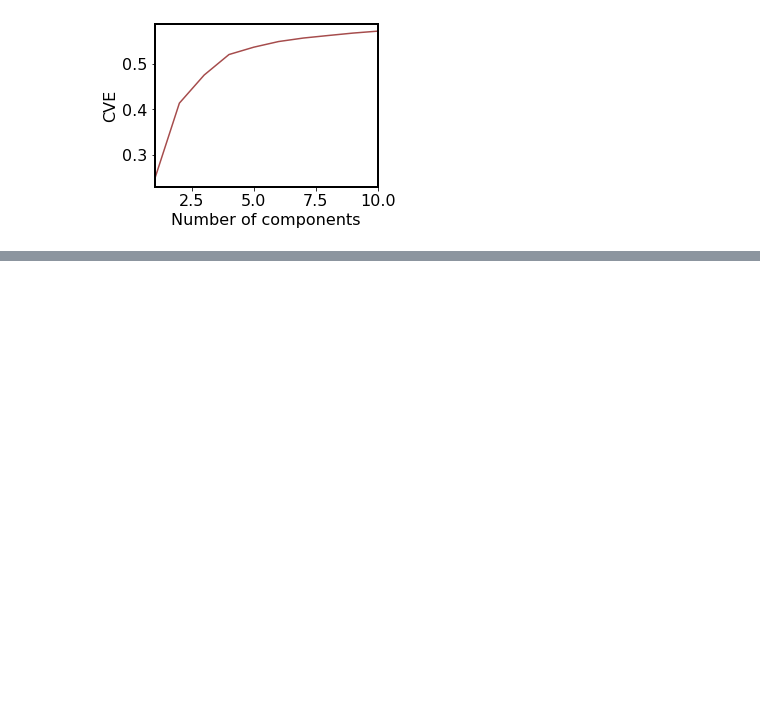
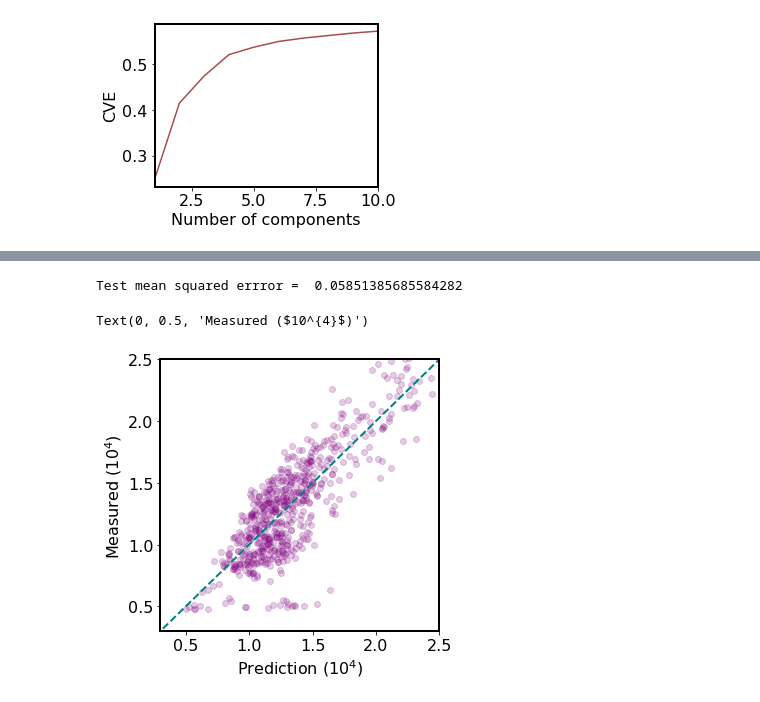
Before and after one commit to SharunasJurgilas/DS_ML_projects, a Jupyter notebook: mot_prophet/Principal_Component_Analysis.ipynb, the cells around one changed output, grey strips where cells are left out. Cells and saved outputs as stored; diff of their text form; code cells hidden in the pictures; blank space fills up the shorter version.

```diff
--- a/mot_prophet/Principal_Component_Analysis.ipynb
+++ b/mot_prophet/Principal_Component_Analysis.ipynb
@@ -183,0 +200,21 @@ Text(0, 0.5, 'Measured ($10^{4}$)')
+# %%
+reg_model = LinearRegression()
+reg = reg_model.fit(principalComponents[:, :5], y_train.flatten().reshape(-1, 1))
+
+X_test = pca.transform(X_test)[:, :5]
+predictions_reg = reg.predict(X_test)
+mse_reg = mean_squared_error(y_test.reshape(-1, 1), predictions_reg)
+print('Test mean squared errror = ', mse_reg)
+# %% [output]
+Test mean squared errror =  0.05851385685584282
+# %%
+fig, ax = plt.subplots(1, 1, figsize=(5,5))
+ax.scatter(predictions_reg, y_test, color='purple', alpha=0.2)
+ax.plot(np.arange(0.2,2.6,0.05), np.arange(0.2,2.6,0.05), color='teal', linestyle='--', linewidth=2.0)
+ax.set_xlim([0.3,2.5])
+ax.set_ylim([0.3,2.5])
+ax.set_xlabel('Prediction ($10^{4}$)')
+ax.set_ylabel('Measured ($10^{4}$)')
+# %% [output]
+Text(0, 0.5, 'Measured ($10^{4}$)')
+[figure, added]
```
Also changed, not shown: parts of 9 cells of this notebook.
